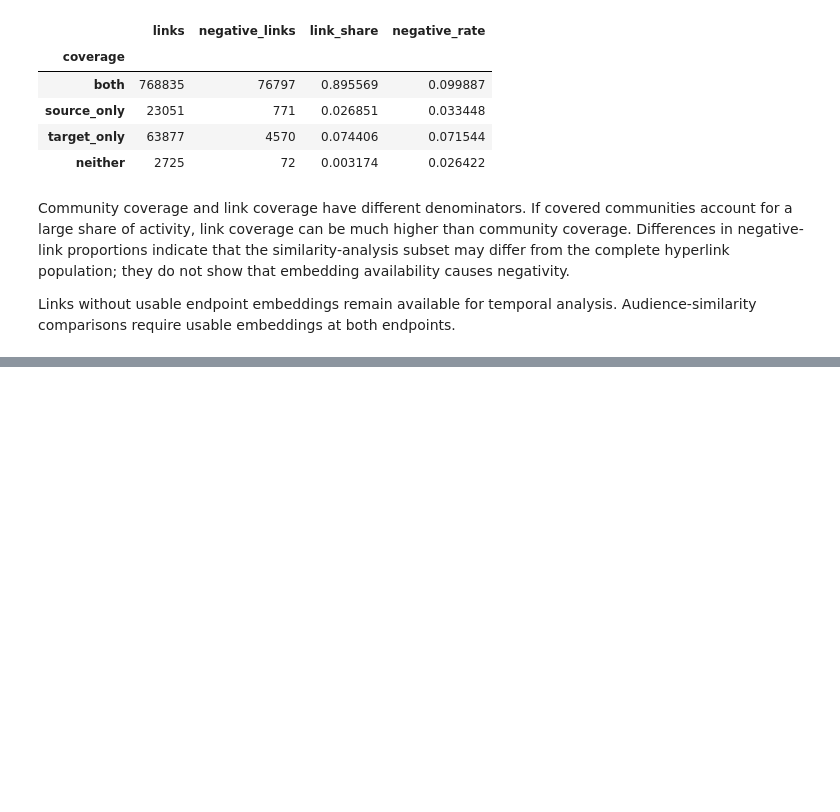
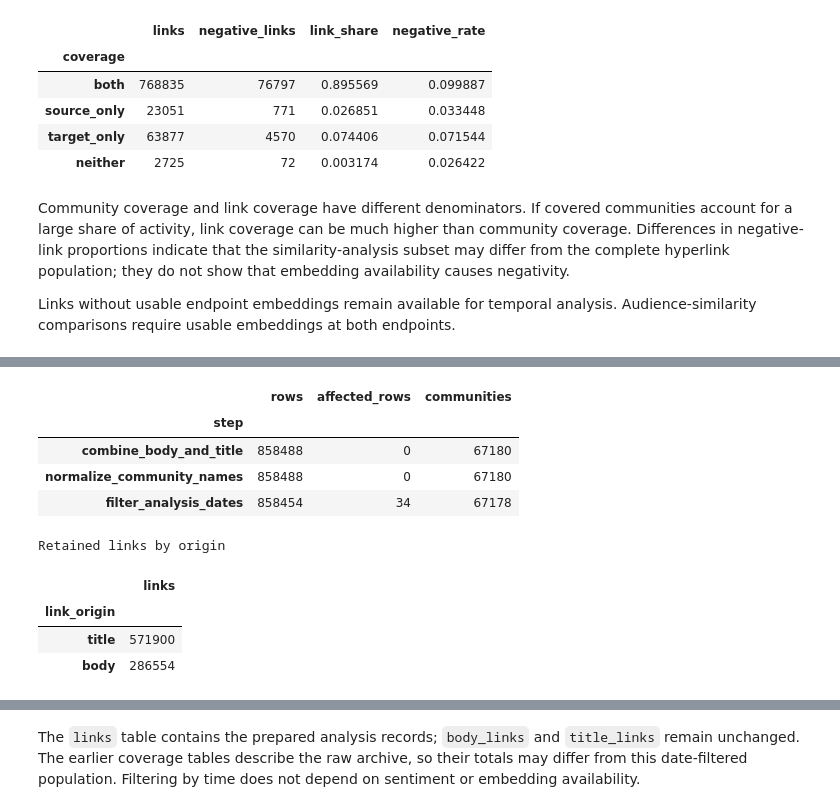
Before and after one commit to smikulas/readait, a Jupyter notebook: results.ipynb, the cells around one changed output, grey strips where cells are left out. Cells and saved outputs as stored; diff of their text form; code cells hidden in the pictures; blank space fills up the shorter version.

Commit message:
prepare hyperlinks for temporal analysis

```diff
--- a/results.ipynb
+++ b/results.ipynb
@@ -282,0 +291,19 @@ Links without usable endpoint embeddings remain available for temporal analysis.
+# %%
+from src.data.preprocessing import prepare_links
+
+links, preparation_report = prepare_links(body_links, title_links)
+display(preparation_report)
+print("Retained links by origin")
+display(links["link_origin"].value_counts().rename("links").to_frame())
+print(f"Analysis dates: {links['TIMESTAMP'].min()} to {links['TIMESTAMP'].max()}")
+# %% [output]
+|  | rows | affected_rows | communities |
+| step |  |  |  |
+| combine_body_and_title | 858488 | 0 | 67180 |
+| normalize_community_names | 858488 | 0 | 67180 |
+| filter_analysis_dates | 858454 | 34 | 67178 |
+Retained links by origin
+|  | links |
+| link_origin |  |
+| title | 571900 |
+| body | 286554 |
@@ -282,0 +311,2 @@ Links without usable endpoint embeddings remain available for temporal analysis.
+# %% [markdown]
+The `links` table contains the prepared analysis records; `body_links` and `title_links` remain unchanged. The earlier coverage tables describe the raw archive, so their totals may differ from this date-filtered population. Filtering by time does not depend on sentiment or embedding availability.
```
Also changed, not shown: parts of 2 cells of this notebook, 1 other file.
